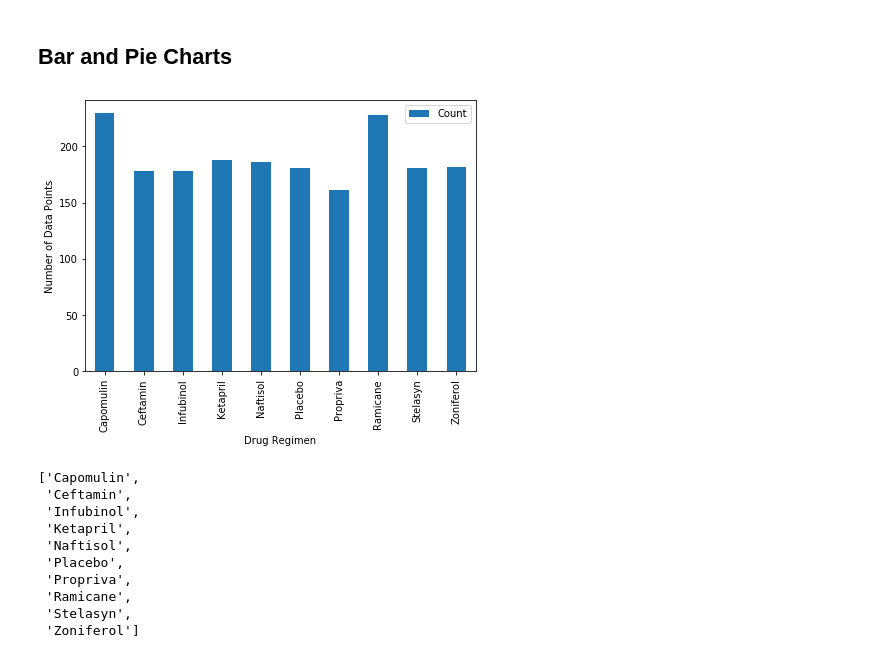
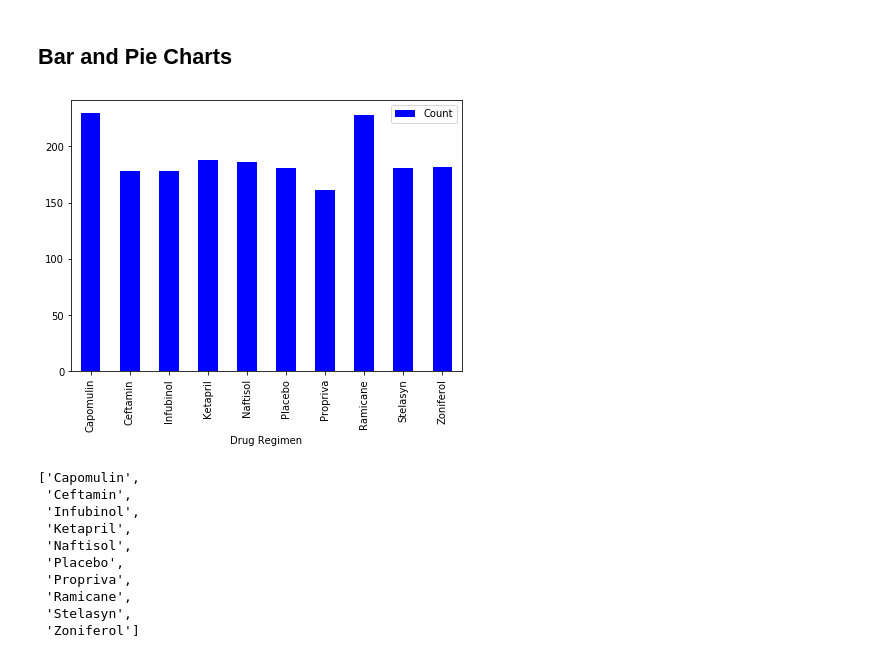
Before and after one commit to hlstevens16/matplotlib---challenge, a Jupyter notebook: Pymaceuticals.ipynb, the cells around one changed output. Drawn from its saved outputs; the diff is of its cells as text; code cells hidden in the pictures.

```diff
--- a/Pymaceuticals.ipynb
+++ b/Pymaceuticals.ipynb
@@ -139,15 +140,14 @@ sumtable
 # %%
 # Generate a bar plot showing the total number of mice for each treatment throughout the course of the study using pandas.
 micenumber_df = pd.DataFrame(merge_df.groupby(["Drug Regimen"]).count()).reset_index()
 mice_per_drug = micenumber_df[["Drug Regimen", "Mouse ID"]]
 mice_per_drug = mice_per_drug.rename (columns = {"Mouse ID":"Count"})
 mice_per_drug = mice_per_drug.set_index("Drug Regimen")
 
-mice_per_drug.plot(kind = "bar", figsize = (7,5))
-plt.ylabel("Number of Data Points")
+mice_per_drug.plot(kind = "bar", figsize = (7,5), color = 'b')
 plt.show()
 # %% [output]
-[figure, old version]
+[figure, new version]
 # %%
 # Generate a bar plot showing the total number of mice for each treatment throughout the course of the study using pyplot.
 drugs = sumtable_df.index.tolist()
```
Also changed, not shown: parts of 14 cells of this notebook.
